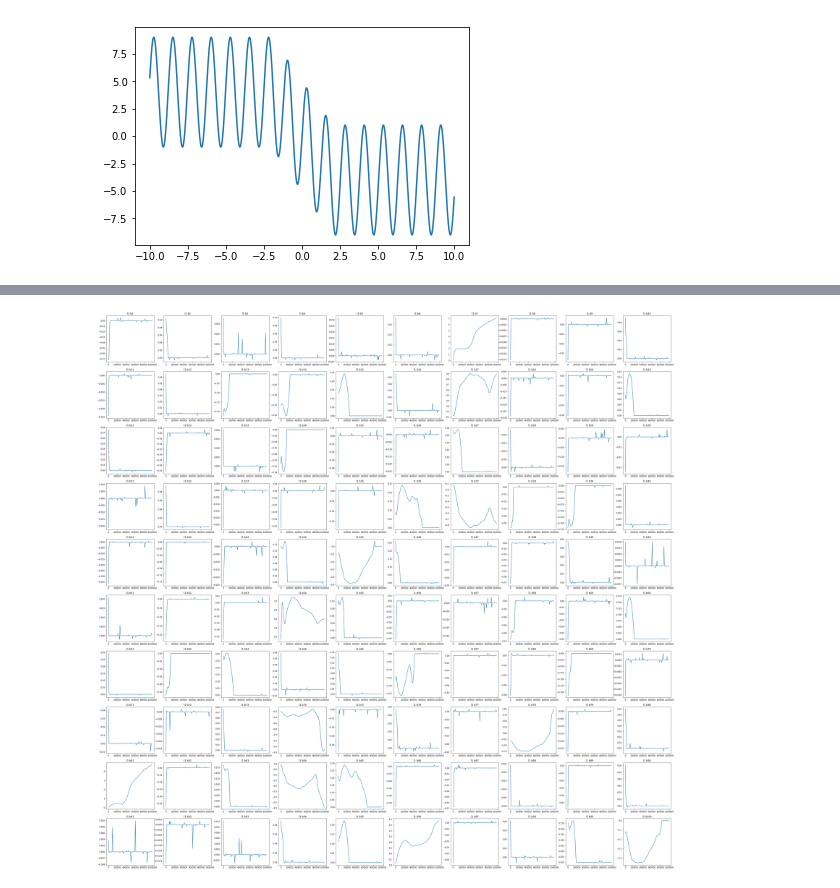
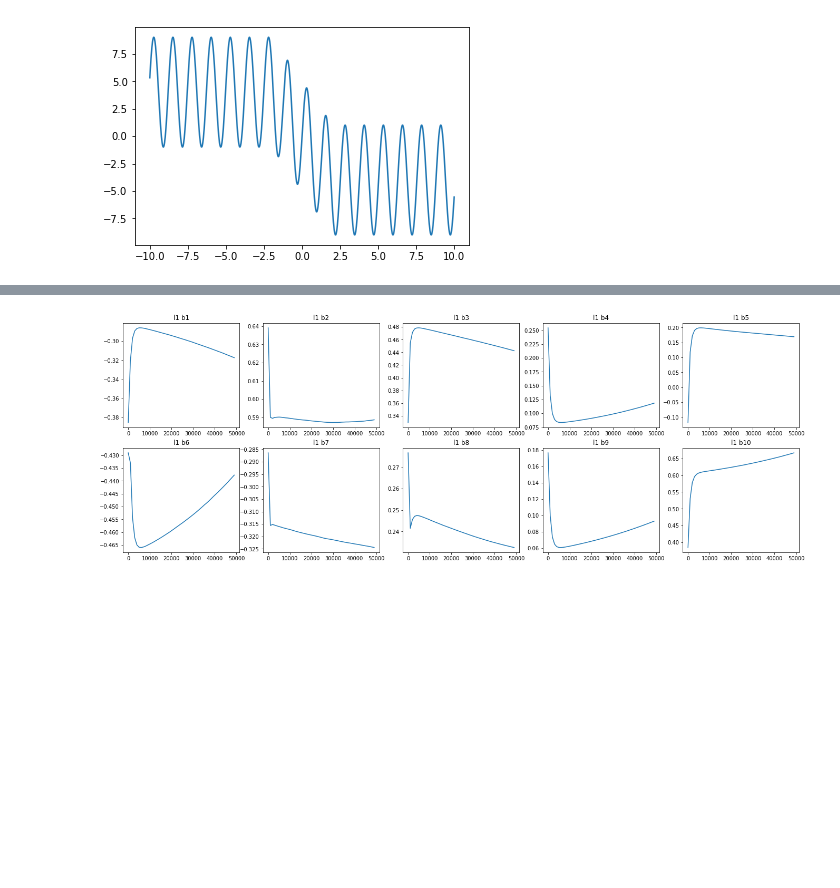
Before and after one commit to SultanovAR/mephi_course_neuro, a Jupyter notebook: 2lab/2popitka.ipynb, the cells around one changed output, grey strips where cells are left out. Saved outputs shown, nothing was run; the diff lists cells and outputs as text; code cells hidden in the pictures; blank space fills up the shorter version.

```diff
--- a/2lab/2popitka.ipynb
+++ b/2lab/2popitka.ipynb
@@ -95,8 +95,8 @@ for i in dataloader:
 class MainNet(nn.Module):
     def __init__(self):
         super(MainNet, self).__init__()
-        self.lin1 = nn.Linear(1, 200)
-        self.lin2 = nn.Linear(200, 1)
+        self.lin1 = nn.Linear(1, 10)
+        self.lin2 = nn.Linear(10, 1)
 
     def forward(self, x):
         x = self.lin1(x)
@@ -183,6 +153,6 @@ plt.savefig('before_training.png', bbox_inches='tight')
 # %%
-criterion = nn.L1Loss()
-optimizer = optim.Adam(net.parameters(), lr=0.001)
+criterion = nn.MSELoss(size_average=True)
+optimizer = optim.SGD(net.parameters(), lr=0.0001)
 # %%
 l1w = []
 l2w = []
@@ -267,7 +238,7 @@ plt.savefig('train_valid_test.png', bbox_inches='tight')
 # %%
-plt.figure(figsize=(50,50))
-for i in range(100):
-    plt.subplot(10, 10, 1 + i )
+plt.figure(figsize=(23,8))
+for i in range(10):
+    plt.subplot(2, 5, 1 + i )
     plt.plot(num_epoh, l1w[:, i, 0])
     plt.title('l1 w' + str(i+1)+' 1')
 plt.savefig('l1w.png', bbox_inches='tight')
@@ -276,7 +247,7 @@ plt.savefig('l1w.png', bbox_inches='tight')
 # %%
-plt.figure(figsize=(50,50))
-for i in range(100):
-    plt.subplot(10, 10, 1 + i )
+plt.figure(figsize=(23,8))
+for i in range(10):
+    plt.subplot(2, 5, 1 + i )
     plt.plot(num_epoh, l2w[:, i])
     plt.title('l2 w' + str(i+1)+' 1')
 plt.savefig('l2w.png', bbox_inches='tight')
@@ -285,12 +256,12 @@ plt.savefig('l2w.png', bbox_inches='tight')
 # %%
-plt.figure(figsize=(50,50))
-for i in range(100):
-    plt.subplot(10, 10, 1 + i )
+plt.figure(figsize=(23,8))
+for i in range(10):
+    plt.subplot(2, 5, 1 + i )
     plt.plot(num_epoh, l1b[:, 0, i])
     plt.title('l1 b' + str(i+1))
 plt.savefig('l1b.png', bbox_inches='tight')
 # %% [output]
-[figure, old version]
+[figure, new version]
 # %%
 plt.plot(num_epoh, l2b[:, 0])
 plt.title('l2 b')
```
Also changed, not shown: parts of 20 cells of this notebook, 34 other files.
